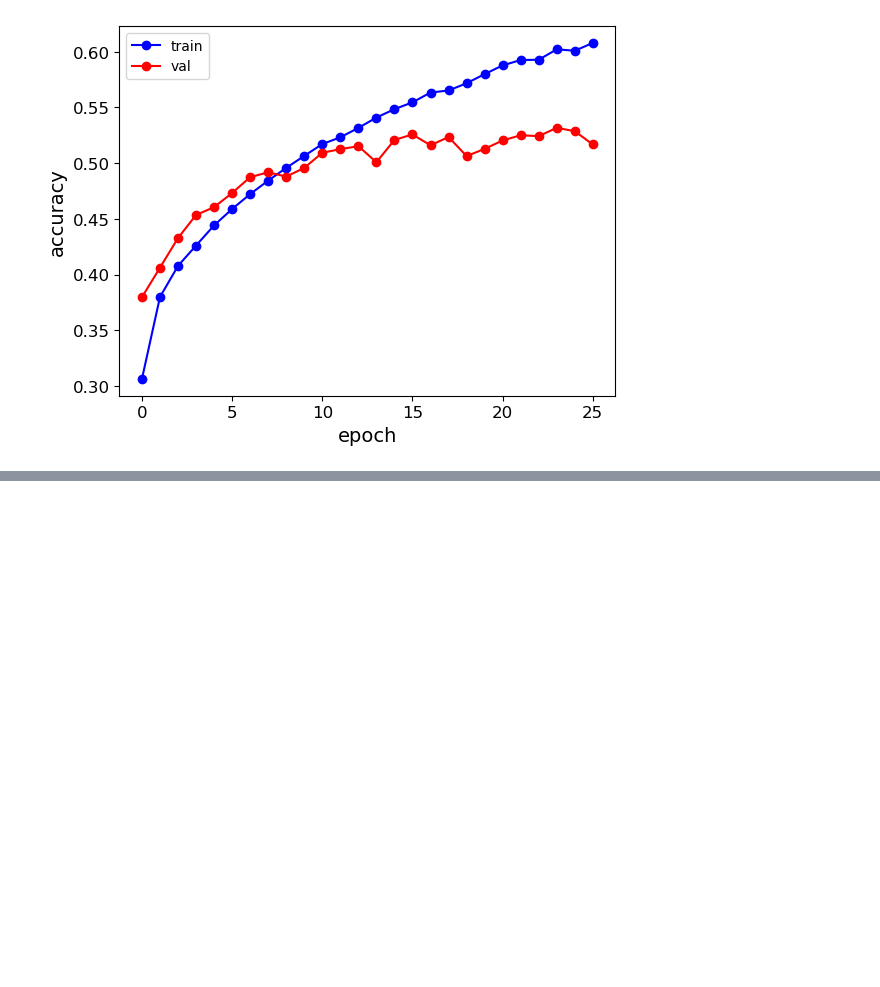
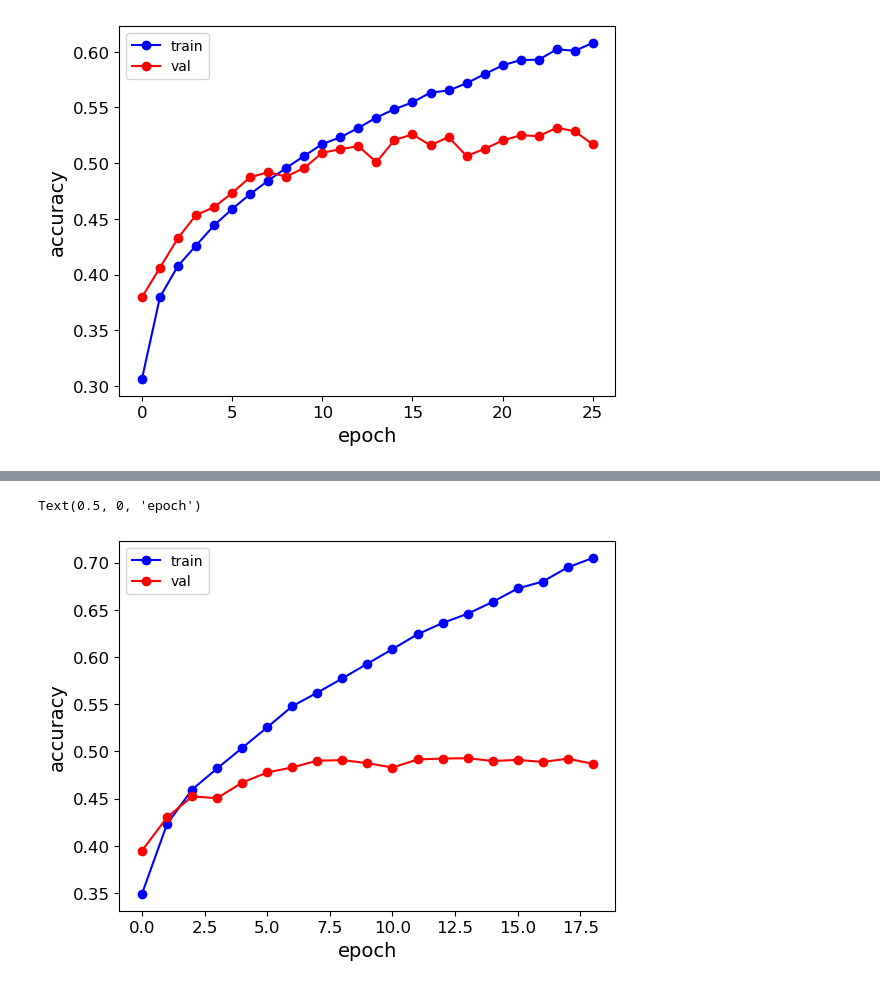
Before and after one commit to imanm24/Geron_book_exercises, a Jupyter notebook: im23_ch11_ex08.ipynb, the cells around one changed output, grey strips where cells are left out. Saved outputs shown, nothing was run; the diff lists cells and outputs as text; code cells hidden in the pictures; blank space fills up the shorter version.

```diff
--- a/im23_ch11_ex08.ipynb
+++ b/im23_ch11_ex08.ipynb
@@ -958,0 +1177,10 @@ Text(0.5, 0, 'epoch')
+# %%
+plt.plot(model_D_1.history.history['sparse_categorical_accuracy'], 'bo-', label = 'train')
+plt.plot(model_D_1.history.history['val_sparse_categorical_accuracy'], 'ro-', label = 'val')
+plt.legend()
+#plt.title(f"lr = {histories_lr[str(row)]['lr']}")
+plt.ylabel('accuracy')
+plt.xlabel('epoch')
+# %% [output]
+Text(0.5, 0, 'epoch')
+[figure, added]
```
Also changed, not shown: parts of 7 cells of this notebook.
